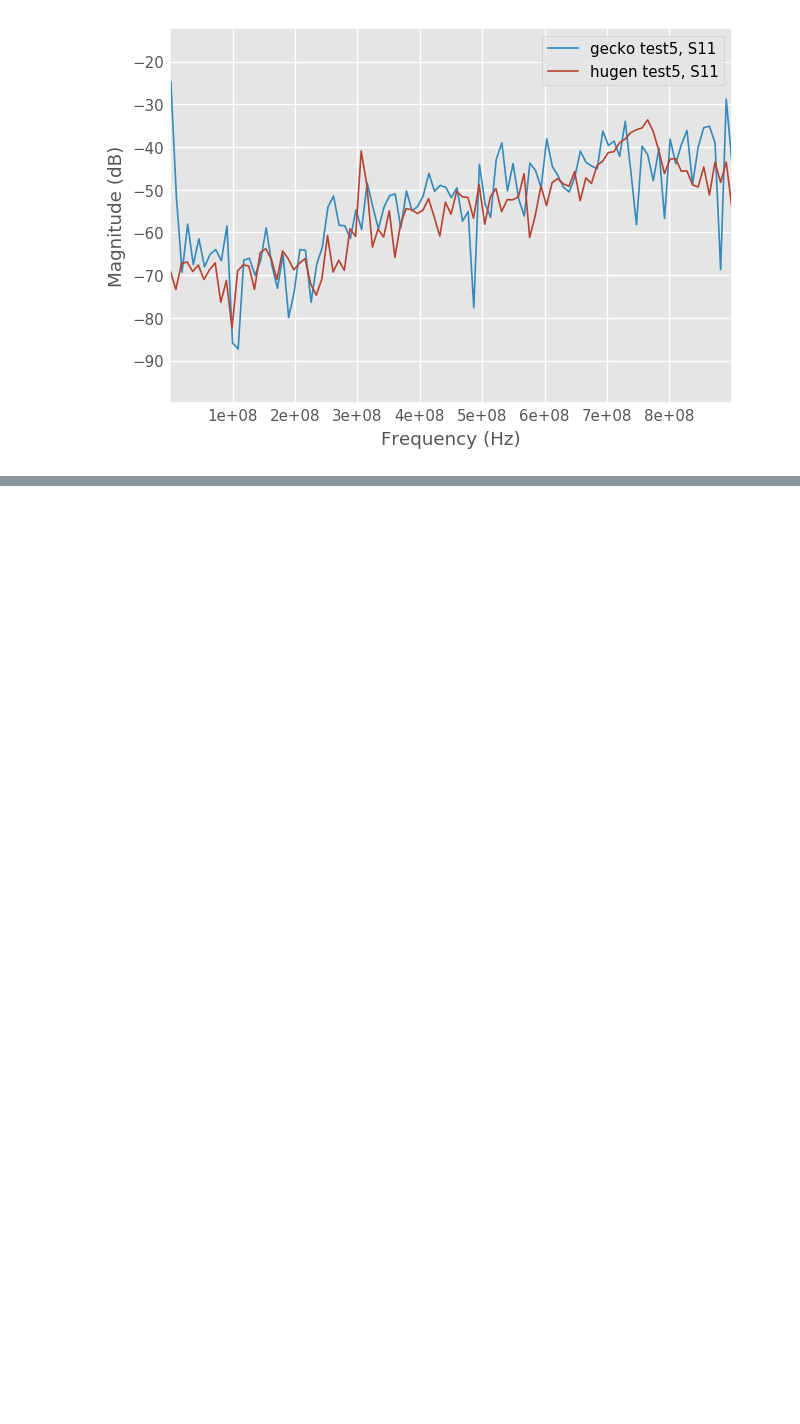
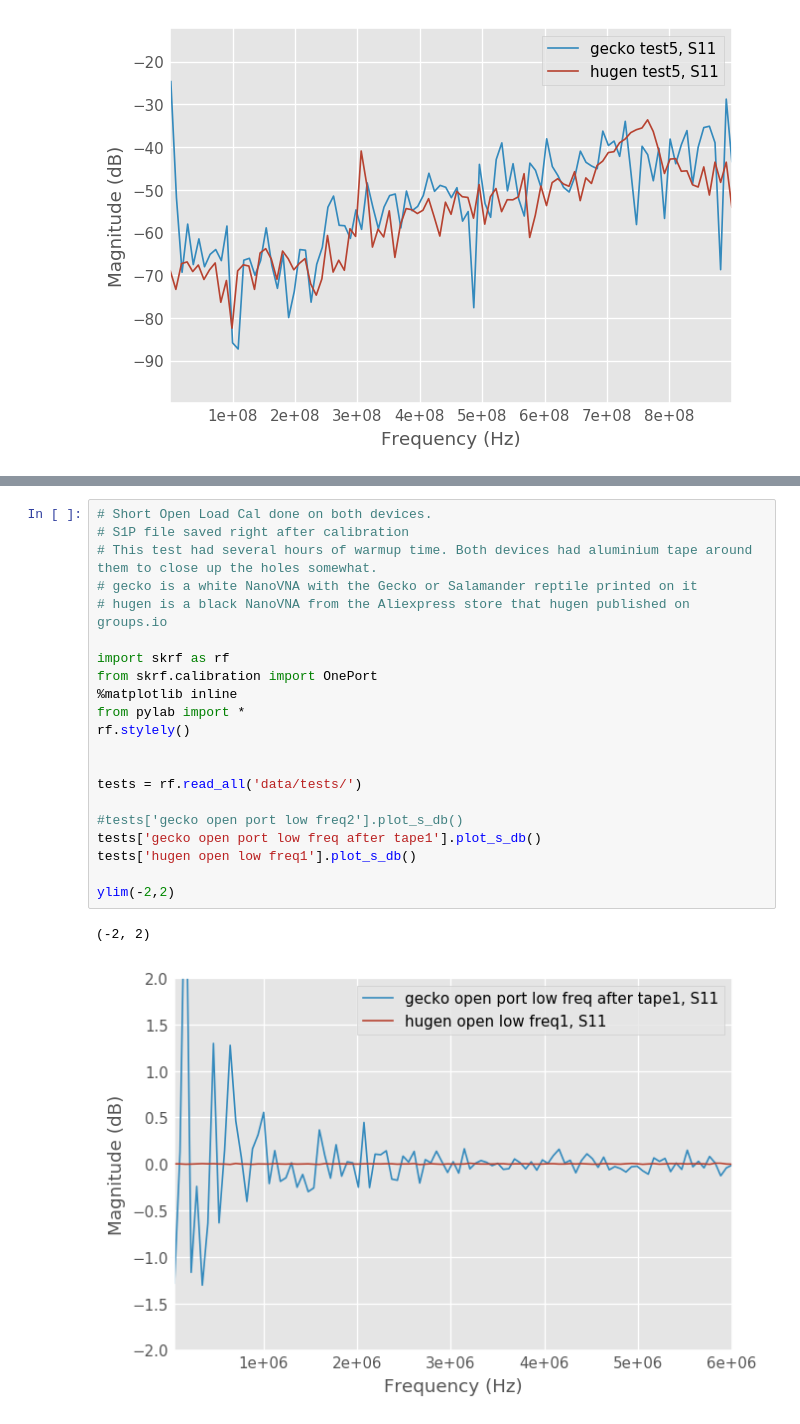
Before and after one commit to hendorog/nanovna_test, a Jupyter notebook: NanoVNA comparison.ipynb, the cells around one changed output, grey strips where cells are left out. Drawn from its saved outputs; the diff is of its cells as text; blank space fills up the shorter version.

Commit message:
Low freq tests

```diff
--- a/NanoVNA comparison.ipynb
+++ b/NanoVNA comparison.ipynb
@@ -139,2 +144,26 @@ tests['hugen open port2'].plot_s_db()
 # %% [output]
 [figure]
+# %%
+# Short Open Load Cal done on both devices.
+# S1P file saved right after calibration
+# This test had several hours of warmup time. Both devices had aluminium tape around them to close up the holes somewhat.
+# gecko is a white NanoVNA with the Gecko or Salamander reptile printed on it
+# hugen is a black NanoVNA from the Aliexpress store that hugen published on groups.io
+
+import skrf as rf
+from skrf.calibration import OnePort
+%matplotlib inline
+from pylab import *
+rf.stylely()
+
+
+tests = rf.read_all('data/tests/')
+
+#tests['gecko open port low freq2'].plot_s_db()
+tests['gecko open port low freq after tape1'].plot_s_db()
+tests['hugen open low freq1'].plot_s_db()
+
+ylim(-2,2)
+# %% [output]
+(-2, 2)
+[figure, added]
```
Also changed, not shown: parts of 3 cells of this notebook, 6 other files.
